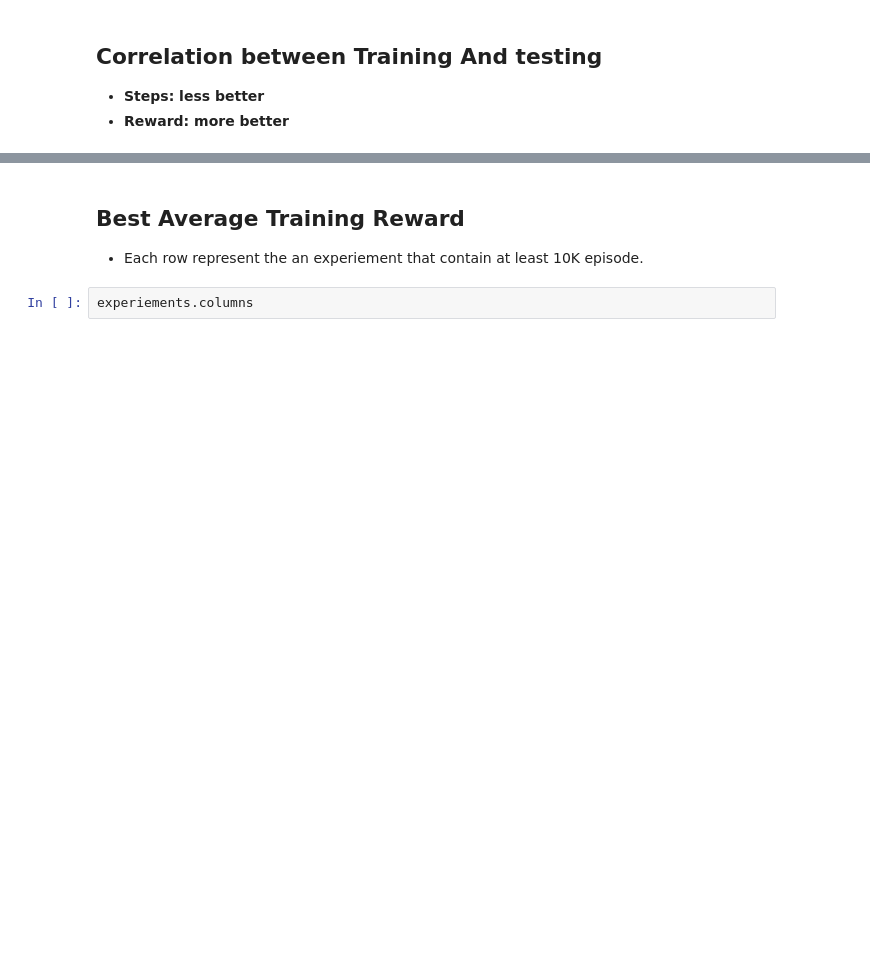
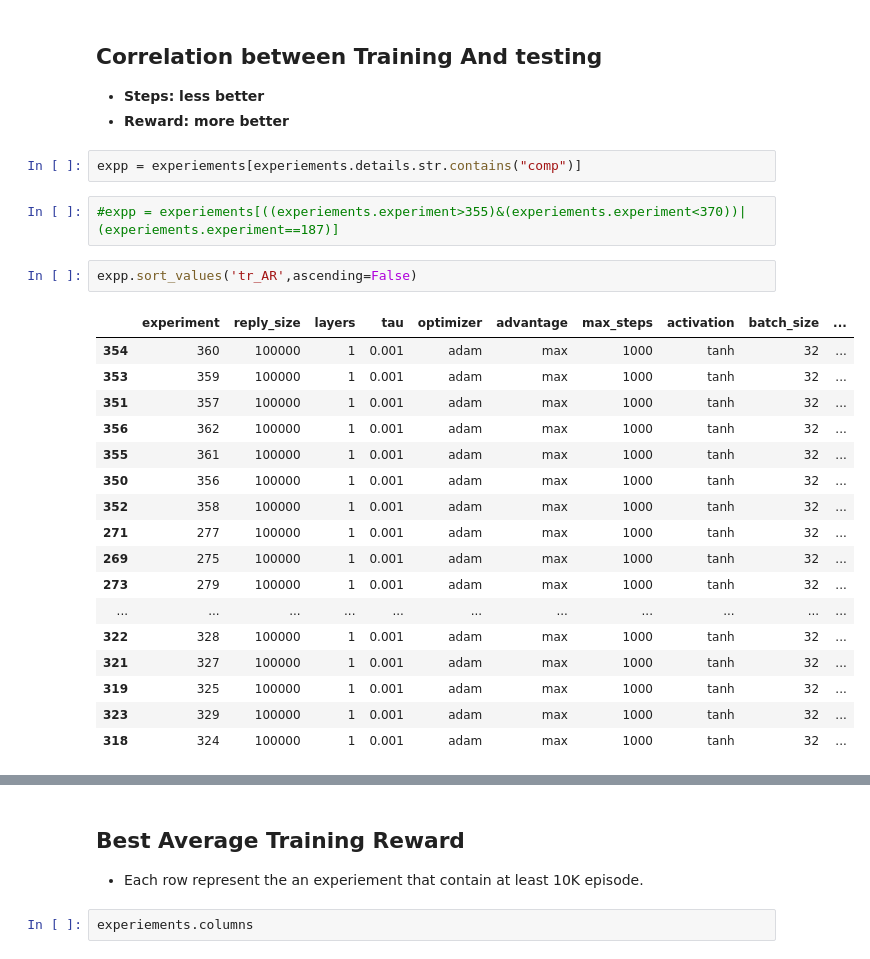
Before and after one commit to aqeel13932/APES_PT, a Jupyter notebook: output/Analysis.ipynb, the cells around one changed output, grey strips where cells are left out. Drawn from its saved outputs; the diff is of its cells as text; blank space fills up the shorter version.

```diff
--- a/output/Analysis.ipynb
+++ b/output/Analysis.ipynb
@@ -37,3 +40,27 @@ plt.tight_layout()
 ## Correlation between Training And testing
 * <b>Steps: less better</b>
 * <b>Reward: more better</b>
+# %%
+expp = experiements[experiements.details.str.contains("comp")]
+# %%
+#expp = experiements[((experiements.experiment>355)&(experiements.experiment<370))|(experiements.experiment==187)]
+# %%
+expp.sort_values('tr_AR',ascending=False)
+# %% [output]
+|  | experiment | reply_size | layers | tau | optimizer | advantage | max_steps | activation | batch_size | ... |
+| 354 | 360 | 100000 | 1 | 0.001 | adam | max | 1000 | tanh | 32 | ... |
+| 353 | 359 | 100000 | 1 | 0.001 | adam | max | 1000 | tanh | 32 | ... |
+| 351 | 357 | 100000 | 1 | 0.001 | adam | max | 1000 | tanh | 32 | ... |
+| 356 | 362 | 100000 | 1 | 0.001 | adam | max | 1000 | tanh | 32 | ... |
+| 355 | 361 | 100000 | 1 | 0.001 | adam | max | 1000 | tanh | 32 | ... |
+| 350 | 356 | 100000 | 1 | 0.001 | adam | max | 1000 | tanh | 32 | ... |
+| 352 | 358 | 100000 | 1 | 0.001 | adam | max | 1000 | tanh | 32 | ... |
+| 271 | 277 | 100000 | 1 | 0.001 | adam | max | 1000 | tanh | 32 | ... |
+| 269 | 275 | 100000 | 1 | 0.001 | adam | max | 1000 | tanh | 32 | ... |
+| 273 | 279 | 100000 | 1 | 0.001 | adam | max | 1000 | tanh | 32 | ... |
+| ... | ... | ... | ... | ... | ... | ... | ... | ... | ... | ... |
+| 322 | 328 | 100000 | 1 | 0.001 | adam | max | 1000 | tanh | 32 | ... |
+| 321 | 327 | 100000 | 1 | 0.001 | adam | max | 1000 | tanh | 32 | ... |
+| 319 | 325 | 100000 | 1 | 0.001 | adam | max | 1000 | tanh | 32 | ... |
+| 323 | 329 | 100000 | 1 | 0.001 | adam | max | 1000 | tanh | 32 | ... |
+| 318 | 324 | 100000 | 1 | 0.001 | adam | max | 1000 | tanh | 32 | ... |
```
Also changed, not shown: parts of 17 cells of this notebook.
